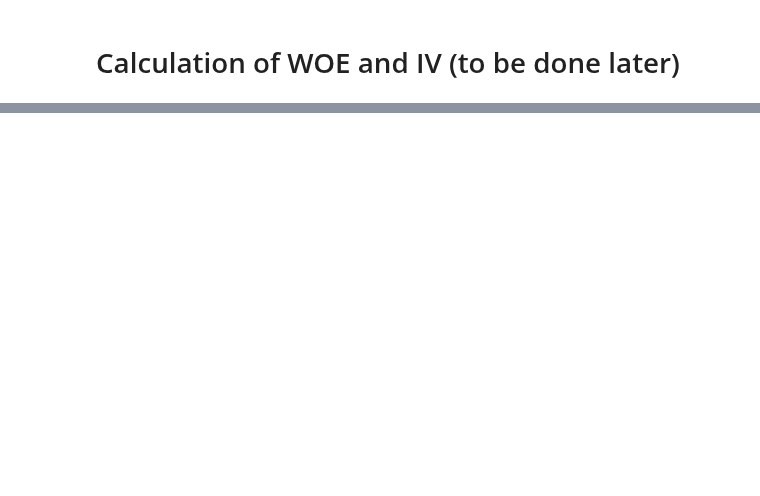
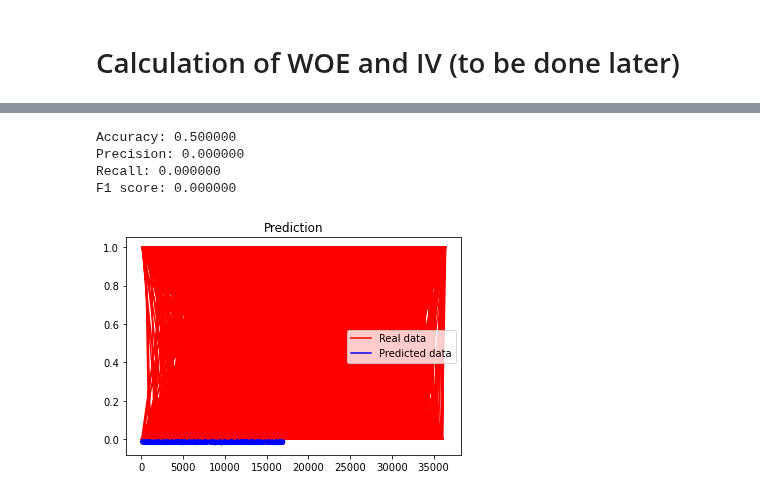
Before and after one commit to dvh549/Financial_Analytics, a Jupyter notebook: Main_Notebook.ipynb, the cells around one changed output, grey strips where cells are left out. Cells and saved outputs as stored; diff of their text form; code cells hidden in the pictures; blank space fills up the shorter version.

```diff
--- a/Main_Notebook.ipynb
+++ b/Main_Notebook.ipynb
@@ -556,0 +627,14 @@ weighted avg       0.92      0.92      0.92     17022
+# %%
+#with stratifiedkfold = 3 #using cvfold = 3 parameters
+rf = RandomForestClassifier(n_estimators= 300, max_depth= 90, max_features= 3, min_samples_leaf= 3, min_samples_split= 8, bootstrap= True)
+
+rf.fit(X_balanced, y_balanced)
+rf_pred = rf.predict(X_test_balanced)
+
+print("Evaluation Metrics for Random Forest Regression")
+print(f"MAE: {mean_absolute_error(y_test_balanced, rf_pred)}")
+print(f"MSE: {mean_squared_error(y_test_balanced, rf_pred)}")
+print(f"RMSE: {np.sqrt(mean_squared_error(y_test_balanced, rf_pred))}")
+print(f"R-squared score for train: {rf.score(X_balanced, y_balanced)}")
+print(f"R-squared score for test: {rf.score(X_test_balanced, y_test_balanced)}")
+print(f"Cross Validation Score: {round(np.mean(cross_val_score(rf, X_balanced, y_balanced, cv=strat_k_fold)), 4)}")
@@ -556,0 +662,19 @@ weighted avg       0.92      0.92      0.92     17022
+# %%
+from keras.models import Sequential
+from keras.layers import Dense, Activation, Flatten
+NN_model = Sequential()
+# The Input Layer :
+NN_model.add(Dense(128, kernel_initializer='normal',input_dim = 17, activation='relu'))
+
+# The Hidden Layers :
+NN_model.add(Dense(256, kernel_initializer='normal',activation='relu'))
+NN_model.add(Dense(256, kernel_initializer='normal',activation='relu'))
+NN_model.add(Dense(256, kernel_initializer='normal',activation='relu'))
+
+# The Output Layer :
+NN_model.add(Dense(1, kernel_initializer='normal',activation='linear'))
+
+# Compile the network :
+NN_model.compile(loss='binary_crossentropy', optimizer='adam', metrics=['accuracy'])
+
+history=NN_model.fit(X_balanced, y_balanced, epochs=20, batch_size=5, validation_split=0.2)
@@ -556,0 +699,33 @@ weighted avg       0.92      0.92      0.92     17022
+# %%
+predictions = NN_model.predict(X_test_balanced)
+predictions_classes = np.argmax(predictions, axis=-1)
+# %%
+from sklearn.metrics import accuracy_score
+from sklearn.metrics import precision_score
+from sklearn.metrics import recall_score
+from sklearn.metrics import f1_score
+# accuracy: (tp + tn) / (p + n)
+accuracy = accuracy_score(y_test_balanced, predictions_classes)
+print('Accuracy: %f' % accuracy)
+# precision tp / (tp + fp)
+precision = precision_score(y_test_balanced, predictions_classes)
+print('Precision: %f' % precision)
+# recall: tp / (tp + fn)
+recall = recall_score(y_test_balanced, predictions_classes)
+print('Recall: %f' % recall)
+# f1: 2 tp / (2 tp + fp + fn)
+f1 = f1_score(y_test_balanced, predictions_classes)
+print('F1 score: %f' % f1)
+# %% [output]
+Accuracy: 0.500000
+Precision: 0.000000
+Recall: 0.000000
+F1 score: 0.000000
+# %%
+plt.plot(y_test,  color = 'red', label = 'Real data')
+plt.plot(predictions,  color = 'blue', label = 'Predicted data')
+plt.title('Prediction')
+plt.legend()
+plt.show()
+# %% [output]
+[figure, added]
```
Also changed, not shown: parts of 14 cells of this notebook.
